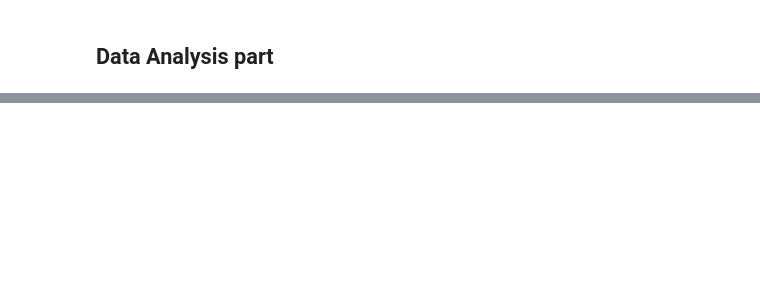
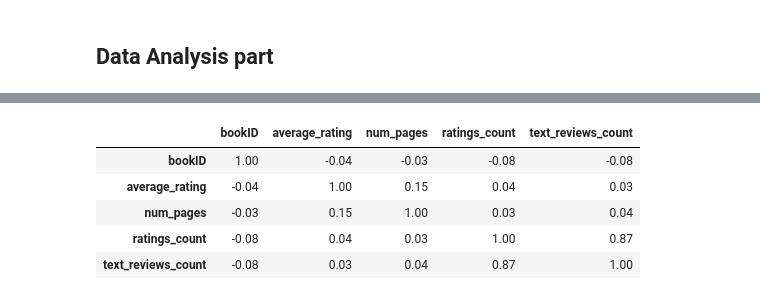
Before and after one commit to rhowsane/viet-goodreads, a Jupyter notebook: Notebook/main.ipynb, the cells around one changed output, grey strips where cells are left out. Saved outputs shown, nothing was run; the diff lists cells and outputs as text; code cells hidden in the pictures; blank space fills up the shorter version.

```diff
--- a/Notebook/main.ipynb
+++ b/Notebook/main.ipynb
@@ -141,2 +147,5 @@ dtype: int64
 # %% [markdown]
 <h2> Data Analysis part </h2>
+# %%
+pd.options.display.float_format = '{:.2f}'.format
+books.describe()[['average_rating', 'ratings_count', 'text_reviews_count']]
@@ -142,0 +162,3 @@ dtype: int64
+# %%
+books.corr()
+# %% [output]
@@ -142,0 +166,6 @@ dtype: int64
+|  | bookID | average_rating | num_pages | ratings_count | text_reviews_count |
+| bookID | 1.00 | -0.04 | -0.03 | -0.08 | -0.08 |
+| average_rating | -0.04 | 1.00 | 0.15 | 0.04 | 0.03 |
+| num_pages | -0.03 | 0.15 | 1.00 | 0.03 | 0.04 |
+| ratings_count | -0.08 | 0.04 | 0.03 | 1.00 | 0.87 |
+| text_reviews_count | -0.08 | 0.03 | 0.04 | 0.87 | 1.00 |
```
Also changed, not shown: parts of 7 cells of this notebook.
